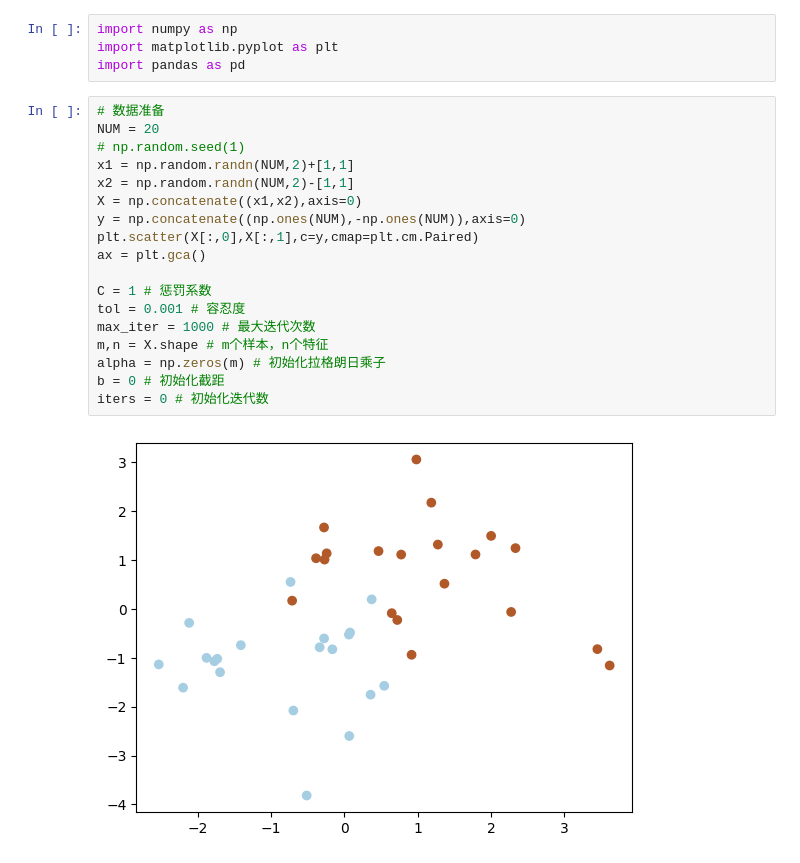
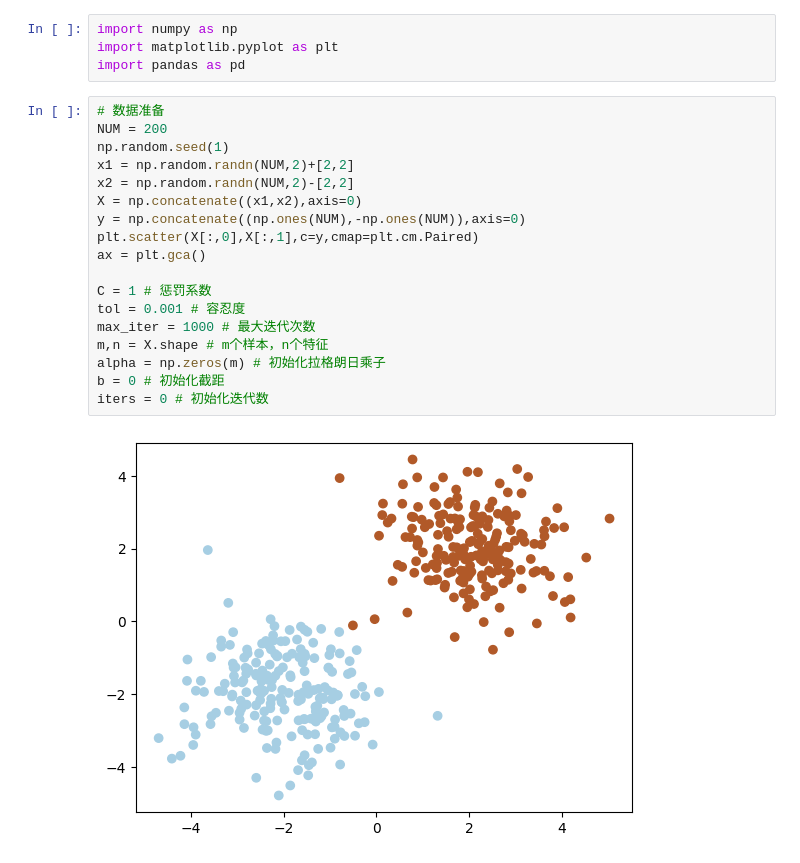
Before and after one commit to ITOTI-Y/Example, a Jupyter notebook: SVM/demo.ipynb, the cells around one changed output. Cells and saved outputs as stored; diff of their text form.

```diff
--- a/SVM/demo.ipynb
+++ b/SVM/demo.ipynb
@@ -4,24 +4,24 @@ import matplotlib.pyplot as plt
 import pandas as pd
 # %%
 # 数据准备
-NUM = 20
-# np.random.seed(1)
-x1 = np.random.randn(NUM,2)+[1,1]
-x2 = np.random.randn(NUM,2)-[1,1]
+NUM = 200
+np.random.seed(1)
+x1 = np.random.randn(NUM,2)+[2,2]
+x2 = np.random.randn(NUM,2)-[2,2]
 X = np.concatenate((x1,x2),axis=0)
 y = np.concatenate((np.ones(NUM),-np.ones(NUM)),axis=0)
 plt.scatter(X[:,0],X[:,1],c=y,cmap=plt.cm.Paired)
 ax = plt.gca()
 
 C = 1 # 惩罚系数
 tol = 0.001 # 容忍度
 max_iter = 1000 # 最大迭代次数
 m,n = X.shape # m个样本，n个特征
 alpha = np.zeros(m) # 初始化拉格朗日乘子
 b = 0 # 初始化截距
 iters = 0 # 初始化迭代数
 # %% [output]
-[figure, old version]
+[figure, new version]
 # %%
 def kernel(x,y,type='linear'):
     if type == 'linear':
```
Also changed, not shown: parts of 4 cells of this notebook, 2 other files.
